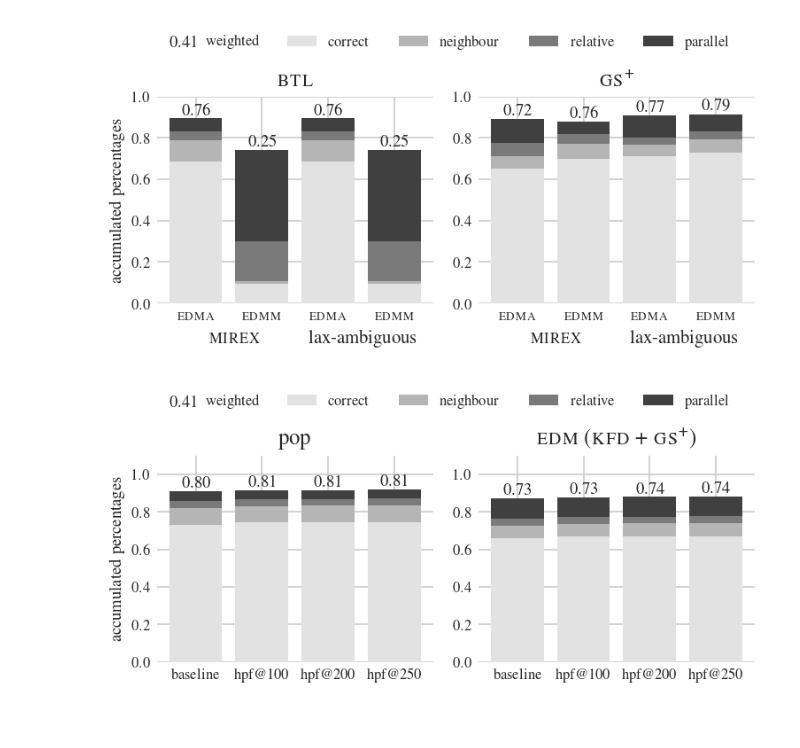
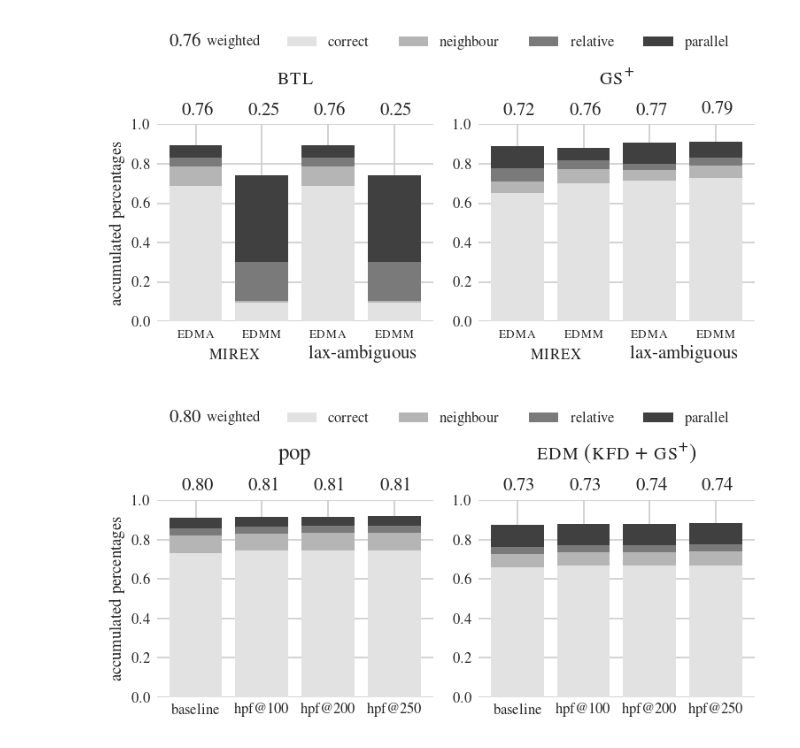
Before and after one commit to anxefaraldo/miran, a Jupyter notebook: notebooks/PLOT - Method Stepwise Evaluation.ipynb, the cells around one changed output. Drawn from its saved outputs; the diff is of its cells as text; code cells hidden in the pictures.

```diff
--- a/notebooks/PLOT - Method Stepwise Evaluation.ipynb
+++ b/notebooks/PLOT - Method Stepwise Evaluation.ipynb
@@ -137,7 +134,7 @@ a = get_scores_from_xlsx(['/Users/angel/Dropbox/Apps/Texpad/Thesis/evaluation/TH
                           '/Users/angel/Dropbox/Apps/Texpad/Thesis/evaluation/THESIS/ECIR-POP-FINAL-EDMA.xlsx'])
 cor, nei, rel, par, wei = a
 plt.subplot(2,2,1)
-plt.title('pop')
+plt.title('pop', y= 1.15)
 plt.ylim([0,1])
 plt.ylabel('accumulated percentages')
 plt.xticks(range(len(a[0])), ('simple', 'sp. whit', 'det. det', 'combined'))
@@ -147,11 +144,11 @@ plt.bar(range(len(a[0])), nei, bottom=cor, label='neighbour', linewidth=0.0, edg
 plt.bar(range(len(a[0])), rel, bottom=np.add(cor,nei), label='relative', linewidth=0.0, edgecolor=(0, .0, .1))
 plt.bar(range(len(a[0])), par, bottom=np.add(np.add(cor,nei),rel), label='parallel', linewidth=0.0, edgecolor=(0, .0, .1))
 for i in range(len(wei)):
-    plt.text(i-0.21, 0.02+cor[i]+nei[i]+rel[i]+par[i], '%.2f' % wei[i], fontsize=9)
+    plt.text(i-0.21, 1.05, '%.2f' % wei[i], fontsize=10)
 
-plt.text(-0.4, 1.24,  '0.41', fontsize=9)
-plt.text(0.15, 1.25,  'weighted', fontsize=8)
-plt.legend(fontsize=8, frameon=False, loc=(0.45, 1.2), ncol=4)
+plt.text(-0.4, 1.40,  '0.61', fontsize=10)
+plt.text(0.16, 1.40,  'weighted', fontsize=8)
+plt.legend(fontsize=8, frameon=False, loc=(0.45, 1.35), ncol=4)
 
 a = get_scores_from_xlsx(['/Users/angel/Dropbox/Apps/Texpad/Thesis/evaluation/THESIS/ECIR-EDM-BASEMOD-EDMA.xlsx',
                          '/Users/angel/Dropbox/Apps/Texpad/Thesis/evaluation/THESIS/ECIR-EDM-SW-EDMA.xlsx',
@@ -160,7 +157,7 @@ a = get_scores_from_xlsx(['/Users/angel/Dropbox/Apps/Texpad/Thesis/evaluation/TH
 
 plt.subplot(2,2,2)
 cor, nei, rel, par, wei = a
-plt.title(r"\textsc{edm} (\textsc{bp} + \textsc{gs}\textsuperscript{+})")
+plt.title(r"\textsc{edm} (\textsc{bp} + \textsc{gs}\textsuperscript{+})", y= 1.15)
 plt.ylim([0,1])
 plt.xticks(range(len(a[0])), ('simple', 'sp. whit', 'det. det', 'combined'))
 plt.bar(range(len(a[0])), cor, label='correct', linewidth=.0, edgecolor=(0, .0, .0))
@@ -168,7 +165,7 @@ plt.bar(range(len(a[0])), nei, bottom=cor, label='neighbour', linewidth=0.0, edg
 plt.bar(range(len(a[0])), rel, bottom=np.add(cor,nei), label='relative', linewidth=0.0, edgecolor=(0, .0, .1))
 plt.bar(range(len(a[0])), par, bottom=np.add(np.add(cor,nei),rel), label='parallel', linewidth=0.0, edgecolor=(0, .0, .1))
 for i in range(len(wei)):
-    plt.text(i-0.21, 0.02+cor[i]+nei[i]+rel[i]+par[i], '%.2f' % wei[i], fontsize=9)
+    plt.text(i-0.21, 1.05, '%.2f' % wei[i], fontsize=10)
 
 a = get_scores_from_xlsx(['/Users/angel/Dropbox/Apps/Texpad/Thesis/evaluation/THESIS/ECIR-POP-BASEMOD-EDMM.xlsx',
                           '/Users/angel/Dropbox/Apps/Texpad/Thesis/evaluation/THESIS/ECIR-POP-SW-EDMM.xlsx',
@@ -177,6 +174,7 @@ a = get_scores_from_xlsx(['/Users/angel/Dropbox/Apps/Texpad/Thesis/evaluation/TH
 
 plt.subplot(2,2,3)
 cor, nei, rel, par, wei = a
+plt.title('-', y= 1, color='white')
 plt.ylim([0,1])
 plt.ylabel('accumulated percentages')
 plt.text(-1.7, 0.6, r'\textsc{edmm}', fontsize=11, rotation=90)
@@ -186,7 +184,7 @@ plt.bar(range(len(a[0])), nei, bottom=cor, label='neighbour', linewidth=0.0, edg
 plt.bar(range(len(a[0])), rel, bottom=np.add(cor,nei), label='relative', linewidth=0.0, edgecolor=(0, .0, .1))
 plt.bar(range(len(a[0])), par, bottom=np.add(np.add(cor,nei),rel), label='parallel', linewidth=0.0, edgecolor=(0, .0, .1))
 for i in range(len(wei)):
-    plt.text(i-0.21, 0.02+cor[i]+nei[i]+rel[i]+par[i], '%.2f' % wei[i], fontsize=9)
+    plt.text(i-0.21, 1.05, '%.2f' % wei[i], fontsize=10)
 
 a = get_scores_from_xlsx(['/Users/angel/Dropbox/Apps/Texpad/Thesis/evaluation/THESIS/ECIR-EDM-BASEMOD-EDMM.xlsx',
                           '/Users/angel/Dropbox/Apps/Texpad/Thesis/evaluation/THESIS/ECIR-EDM-SW-EDMM.xlsx',
@@ -195,6 +193,7 @@ a = get_scores_from_xlsx(['/Users/angel/Dropbox/Apps/Texpad/Thesis/evaluation/TH
 
 plt.subplot(2,2,4)
 cor, nei, rel, par, wei = a
+plt.title('_', y= 1, color='white')
 plt.ylim([0,1])
 plt.xticks(range(len(a[0])), ('simple', 'sp. whit', 'det. det', 'combined'))
 plt.bar(range(len(a[0])), cor, label='correct', linewidth=.0, edgecolor=(0, .0, .1))
@@ -202,8 +201,8 @@ plt.bar(range(len(a[0])), nei, bottom=cor, label='neighbour', linewidth=0.0, edg
 plt.bar(range(len(a[0])), rel, bottom=np.add(cor,nei), label='relative', linewidth=0.0, edgecolor=(0, .0, .1))
 plt.bar(range(len(a[0])), par, bottom=np.add(np.add(cor,nei),rel), label='parallel', linewidth=0.0, edgecolor=(0, .0, .1))
 for i in range(len(wei)):
-    plt.text(i-0.21, 0.02+cor[i]+nei[i]+rel[i]+par[i], '%.2f' % wei[i], fontsize=9)
+    plt.text(i-0.21, 1.05, '%.2f' % wei[i], fontsize=10)
 
 plt.tight_layout()
-plt.savefig('/Users/angel/Dropbox/Apps/Texpad/Thesis/figures/comparison_3.pdf', format="pdf", dpi=PRINT_QUALITY, bbox_inches='tight')
+plt.savefig('/Users/angel/Dropbox/Apps/Texpad/Thesis/figures/comparison_3.png', format="png", dpi=PRINT_QUALITY, bbox_inches='tight', transparent=True)
 # %% [output]
@@ -211,7 +210,7 @@ plt.savefig('/Users/angel/Dropbox/Apps/Texpad/Thesis/figures/comparison_3.pdf',
 # %%
 # CHAPTER 6 EVAL 4
 
-plt.figure(figsize=(5.16, 2.2), dpi=150)
+plt.figure(figsize=(5.16, 2.4), dpi=150)
 
 a = get_scores_from_xlsx(['/Users/angel/Dropbox/Apps/Texpad/Thesis/evaluation/THESIS/ECIR-BTL-FINAL-EDMA-MIREX.xlsx',
                           '/Users/angel/Dropbox/Apps/Texpad/Thesis/evaluation/THESIS/ECIR-BTL-FINAL-EDMM-MIREX.xlsx',
@@ -220,7 +219,7 @@ a = get_scores_from_xlsx(['/Users/angel/Dropbox/Apps/Texpad/Thesis/evaluation/TH
 
 plt.subplot(1,2,1)
 cor, nei, rel, par, wei = a
-plt.title(r'\textsc{btl}')
+plt.title(r'\textsc{btl}', y= 1.15)
 plt.ylim([0,1])
 plt.ylabel('accumulated percentages')
 plt.xticks(range(len(a[0])), (r'\textsc{edma}', r'\textsc{edmm}', r'\textsc{edma}', r'\textsc{edmm}'))
@@ -229,44 +228,44 @@ plt.text(1.7,-0.19,  r'{lax-ambiguous}', fontsize=10)
 
 #plt.text(1.15,-0.3,  '$ws(hs)$', fontsize=11)
 plt.bar(range(len(a[0])), cor, label='correct', linewidth=.0, edgecolor=(0, .0, .1))
 plt.bar(range(len(a[0])), nei, bottom=cor, label='neighbour', linewidth=0.0, edgecolor=(0, .0, .1))
 plt.bar(range(len(a[0])), rel, bottom=np.add(cor,nei), label='relative', linewidth=0.0, edgecolor=(0, .0, .1))
 plt.bar(range(len(a[0])), par, bottom=np.add(np.add(cor,nei),rel), label='parallel', linewidth=0.0, edgecolor=(0, .0, .1))
 for i in range(len(wei)):
-    plt.text(i-0.21, 0.02+cor[i]+nei[i]+rel[i]+par[i], '%.2f' % wei[i], fontsize=9)
+    plt.text(i-0.21, 1.05, '%.2f' % wei[i], fontsize=10)
 
-plt.text(-0.4, 1.24,  '0.41', fontsize=9)
-plt.text(0.15, 1.25,  'weighted', fontsize=8)
-plt.legend(fontsize=8, frameon=False, loc=(0.45, 1.2), ncol=4)
+plt.text(-0.4, 1.40,  '0.76', fontsize=10)
+plt.text(0.16, 1.40,  'weighted', fontsize=8)
+plt.legend(fontsize=8, frameon=False, loc=(0.45, 1.35), ncol=4)
 
 a = get_scores_from_xlsx(['/Users/angel/Dropbox/Apps/Texpad/Thesis/evaluation/THESIS/ECIR-GS-FINAL-EDMA-MIREX.xlsx',
                           '/Users/angel/Dropbox/Apps/Texpad/Thesis/evaluation/THESIS/ECIR-GS-FINAL-EDMM-MIREX.xlsx',
                           '/Users/angel/Dropbox/Apps/Texpad/Thesis/evaluation/THESIS/ECIR-GS-FINAL-EDMA-AMBI.xlsx',
                           '/Users/angel/Dropbox/Apps/Texpad/Thesis/evaluation/THESIS/ECIR-GS-FINAL-EDMM-AMBI.xlsx'])
 
 cor, nei, rel, par, wei = a
 
 plt.subplot(1,2,2)
-plt.title(r'\textsc{gs\textsuperscript{+}}')
+plt.title(r'\textsc{gs\textsuperscript{+}}', y= 1.15)
 plt.ylim([0,1])
 plt.xticks(range(len(a[0])), (r'\textsc{edma}', r'\textsc{edmm}', r'\textsc{edma}', r'\textsc{edmm}'))
 plt.text(0.2,-0.19,  r'\textsc{mirex}', fontsize=10)
 plt.text(1.7,-0.19,  r'{lax-ambiguous}', fontsize=10)
 plt.bar(range(len(a[0])), cor, label='correct', linewidth=.0, edgecolor=(0, .0, .0))
 plt.bar(range(len(a[0])), nei, bottom=cor, label='neighbour', linewidth=0.0, edgecolor=(0, .0, .1))
 plt.bar(range(len(a[0])), rel, bottom=np.add(cor,nei), label='relative', linewidth=0.0, edgecolor=(0, .0, .1))
 plt.bar(range(len(a[0])), par, bottom=np.add(np.add(cor,nei),rel), label='parallel', linewidth=0.0, edgecolor=(0, .0, .1))
 for i in range(len(wei)):
-    plt.text(i-0.21, 0.02+cor[i]+nei[i]+rel[i]+par[i], '%.2f' % wei[i], fontsize=9)
+    plt.text(i-0.21, 1.05, '%.2f' % wei[i], fontsize=10)
 
 plt.tight_layout()
 plt.savefig('/Users/angel/Dropbox/Apps/Texpad/Thesis/figures/comparison_4.pdf', format="pdf", dpi=PRINT_QUALITY, bbox_inches='tight')
 # %% [output]
-[figure, old version]
+[figure, new version]
 # %%
 # CHPATER 6 EVAL 5
 
-plt.figure(figsize=(5.16, 2.2), dpi=150)
+plt.figure(figsize=(5.16, 2.4), dpi=150)
 
 a = get_scores_from_xlsx(['/Users/angel/Dropbox/Apps/Texpad/Thesis/evaluation/THESIS/AES-POP-BASELINE.xlsx',
                           '/Users/angel/Dropbox/Apps/Texpad/Thesis/evaluation/THESIS/AES-POP-100.xlsx',
@@ -275,8 +274,8 @@ a = get_scores_from_xlsx(['/Users/angel/Dropbox/Apps/Texpad/Thesis/evaluation/TH
 cor, nei, rel, par, wei = a
 
 plt.subplot(1,2,1)
-plt.title("pop")
-plt.ylim([0,1.1])
+plt.title("pop", y= 1.15)
+plt.ylim([0,1])
 plt.ylabel('accumulated percentages')
 plt.xticks(range(len(a[0])), ('baseline', 'hpf@100', 'hpf@200', 'hpf@250'))
 
@@ -285,10 +284,11 @@ plt.bar(range(len(a[0])), nei, bottom=cor, label='neighbour', linewidth=0.0, edg
 plt.bar(range(len(a[0])), rel, bottom=np.add(cor,nei), label='relative', linewidth=0.0, edgecolor=(0, .0, .1))
 plt.bar(range(len(a[0])), par, bottom=np.add(np.add(cor,nei),rel), label='parallel', linewidth=0.0, edgecolor=(0, .0, .1))
 for i in range(len(wei)):
-    plt.text(i-0.21, 0.02+cor[i]+nei[i]+rel[i]+par[i], '%.2f' % wei[i], fontsize=9)
-plt.text(-0.4, 1.36,  '0.41', fontsize=9)
-plt.text(0.15, 1.37,  'weighted', fontsize=8)
-plt.legend(fontsize=8, frameon=False, loc=(0.45, 1.2), ncol=4)
+    plt.text(i-0.21, 1.05, '%.2f' % wei[i], fontsize=10)
+
+plt.text(-0.4, 1.40,  '0.80', fontsize=10)
+plt.text(0.16, 1.40,  'weighted', fontsize=8)
+plt.legend(fontsize=8, frameon=False, loc=(0.45, 1.35), ncol=4)
 
 a = get_scores_from_xlsx(['/Users/angel/Dropbox/Apps/Texpad/Thesis/evaluation/THESIS/AES-EDM-BASELINE.xlsx',
                           '/Users/angel/Dropbox/Apps/Texpad/Thesis/evaluation/THESIS/AES-EDM-100.xlsx',
@@ -297,8 +297,8 @@ a = get_scores_from_xlsx(['/Users/angel/Dropbox/Apps/Texpad/Thesis/evaluation/TH
 
 cor, nei, rel, par, wei = a
 plt.subplot(1,2,2)
-plt.title(r"\textsc{edm} (\textsc{kfd} + \textsc{gs\textsuperscript{+}})")
-plt.ylim([0,1.1])
+plt.title(r"\textsc{edm} (\textsc{kfd} + \textsc{gs\textsuperscript{+}})", y= 1.15)
+plt.ylim([0,1])
 plt.xticks(range(len(a[0])), ('baseline', 'hpf@100', 'hpf@200', 'hpf@250'))
 
 plt.bar(range(len(a[0])), cor, label='correct', linewidth=.0, edgecolor=(0, .0, .0))
@@ -306,12 +306,12 @@ plt.bar(range(len(a[0])), nei, bottom=cor, label='neighbour', linewidth=0.0, edg
 plt.bar(range(len(a[0])), rel, bottom=np.add(cor,nei), label='relative', linewidth=0.0, edgecolor=(0, .0, .1))
 plt.bar(range(len(a[0])), par, bottom=np.add(np.add(cor,nei),rel), label='parallel', linewidth=0.0, edgecolor=(0, .0, .1))
 for i in range(len(wei)):
-    plt.text(i-0.21, 0.02+cor[i]+nei[i]+rel[i]+par[i], '%.2f' % wei[i], fontsize=9)
+    plt.text(i-0.21, 1.05, '%.2f' % wei[i], fontsize=10)
 
 plt.tight_layout()
 plt.savefig('/Users/angel/Dropbox/Apps/Texpad/Thesis/figures/comparison_1b.pdf', format="pdf", dpi=PRINT_QUALITY, bbox_inches='tight')
 # %% [output]
-[figure, old version]
+[figure, new version]
 # %%
 # CHAPTER 6 EVAL 6
 
```
Also changed, not shown: parts of 8 cells of this notebook, 7 other files.
